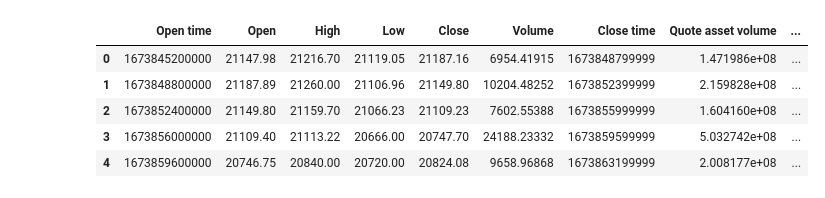
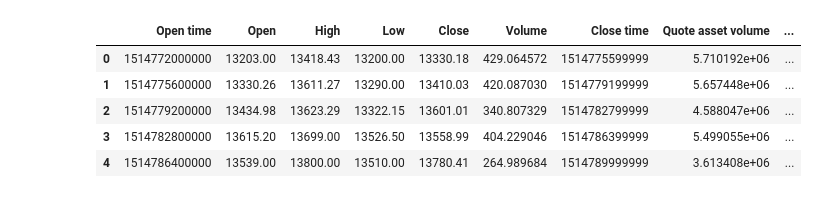
Before and after one commit to Emindu/btc_analysis, a Jupyter notebook: data_description.ipynb, the cells around one changed output. Saved outputs shown, nothing was run; the diff lists cells and outputs as text; code cells hidden in the pictures.

```diff
--- a/data_description.ipynb
+++ b/data_description.ipynb
@@ -1,14 +1,15 @@
 # %%
 import pandas as pd
-btc_data = pd.read_csv('market_data_sample.csv',  low_memory=False)
+btc_data = pd.read_csv('data/market_data_btc_usdt.csv',  low_memory=False)
+eth_data = pd.read_csv('data/market_data_eth_btc.csv',  low_memory=False)
 btc_data.head()
 # %% [output]
 |  | Open time | Open | High | Low | Close | Volume | Close time | Quote asset volume | ... |
-| 0 | 1673845200000 | 21147.98 | 21216.70 | 21119.05 | 21187.16 | 6954.41915 | 1673848799999 | 1.471986e+08 | ... |
-| 1 | 1673848800000 | 21187.89 | 21260.00 | 21106.96 | 21149.80 | 10204.48252 | 1673852399999 | 2.159828e+08 | ... |
-| 2 | 1673852400000 | 21149.80 | 21159.70 | 21066.23 | 21109.23 | 7602.55388 | 1673855999999 | 1.604160e+08 | ... |
-| 3 | 1673856000000 | 21109.40 | 21113.22 | 20666.00 | 20747.70 | 24188.23332 | 1673859599999 | 5.032742e+08 | ... |
-| 4 | 1673859600000 | 20746.75 | 20840.00 | 20720.00 | 20824.08 | 9658.96868 | 1673863199999 | 2.008177e+08 | ... |
+| 0 | 1514772000000 | 13203.00 | 13418.43 | 13200.00 | 13330.18 | 429.064572 | 1514775599999 | 5.710192e+06 | ... |
+| 1 | 1514775600000 | 13330.26 | 13611.27 | 13290.00 | 13410.03 | 420.087030 | 1514779199999 | 5.657448e+06 | ... |
+| 2 | 1514779200000 | 13434.98 | 13623.29 | 13322.15 | 13601.01 | 340.807329 | 1514782799999 | 4.588047e+06 | ... |
+| 3 | 1514782800000 | 13615.20 | 13699.00 | 13526.50 | 13558.99 | 404.229046 | 1514786399999 | 5.499055e+06 | ... |
+| 4 | 1514786400000 | 13539.00 | 13800.00 | 13510.00 | 13780.41 | 264.989684 | 1514789999999 | 3.613408e+06 | ... |
 # %%
 btc_data["Open"].plot()
 # %% [output]
```
Also changed, not shown: parts of 2 cells of this notebook.
